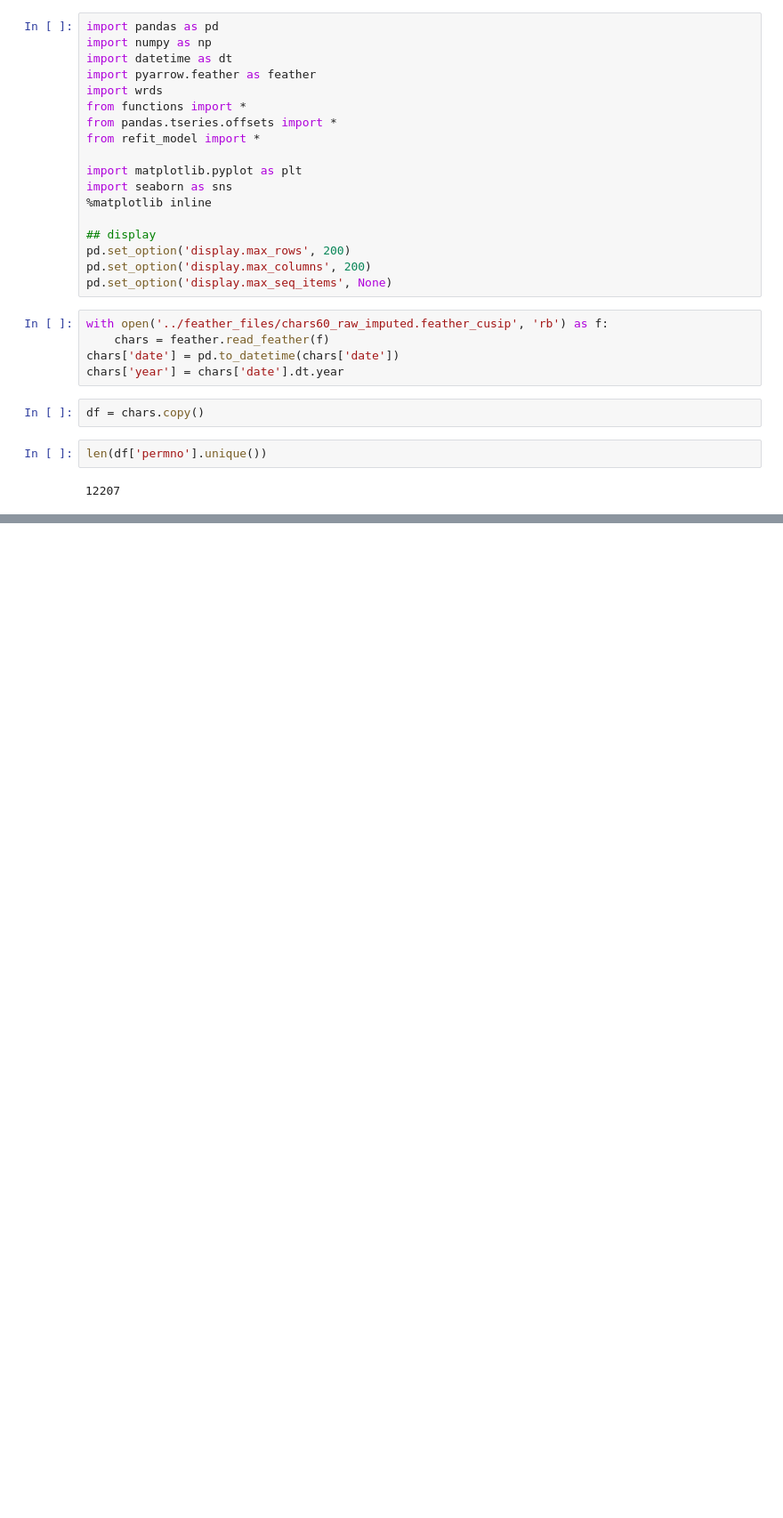
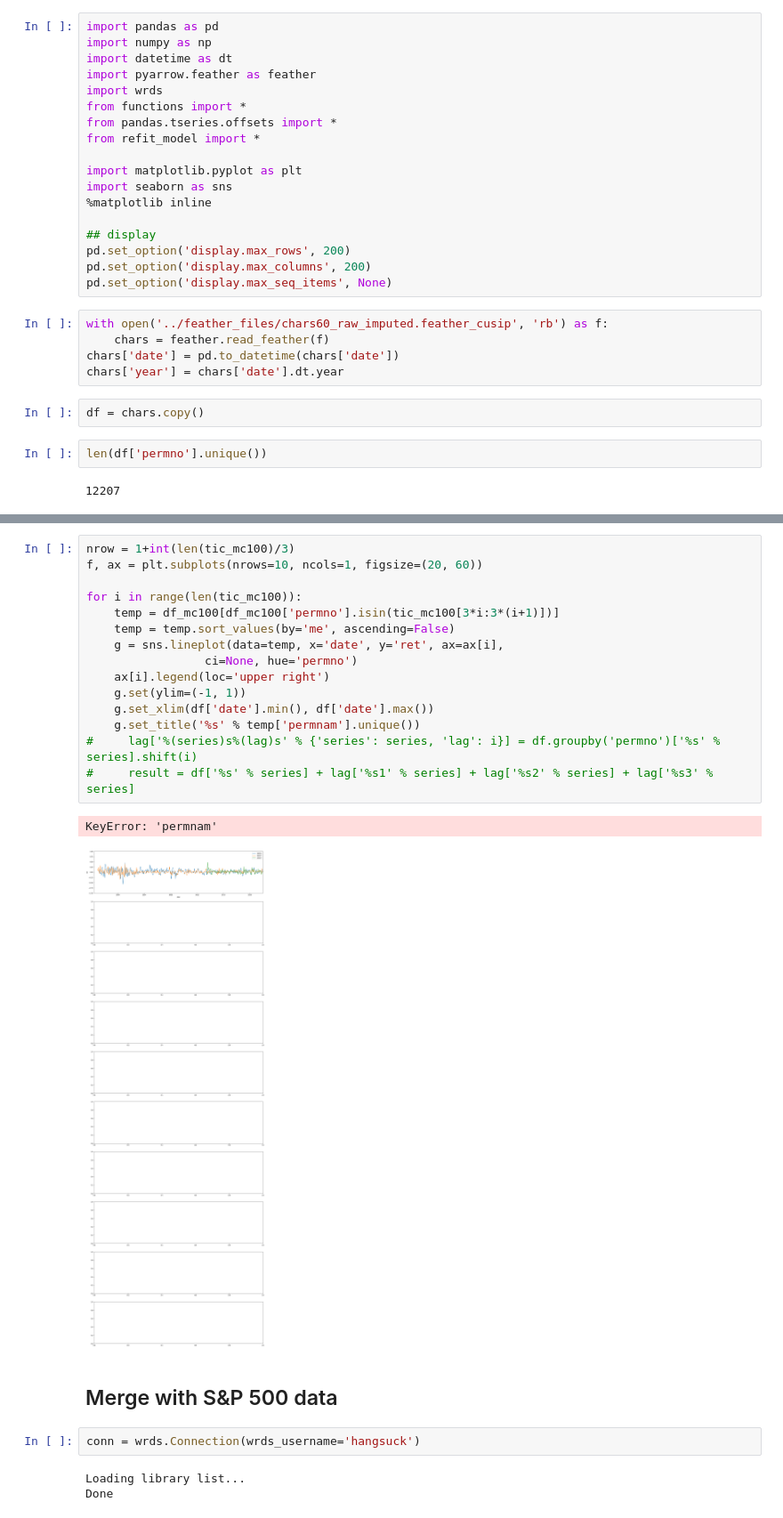
Before and after one commit to jiwonlydia/ReturnPrediction, a Jupyter notebook: link_on_cusip_all.ipynb, the cells around one changed output, grey strips where cells are left out. Shown at 89% size. Cells and saved outputs as stored; diff of their text form; blank space fills up the shorter version.

```diff
--- a/link_on_cusip_all.ipynb
+++ b/link_on_cusip_all.ipynb
@@ -29,0 +57,25 @@ len(df['permno'].unique())
+# %%
+nrow = 1+int(len(tic_mc100)/3)
+f, ax = plt.subplots(nrows=10, ncols=1, figsize=(20, 60))
+
+for i in range(len(tic_mc100)):
+    temp = df_mc100[df_mc100['permno'].isin(tic_mc100[3*i:3*(i+1)])]
+    temp = temp.sort_values(by='me', ascending=False)
+    g = sns.lineplot(data=temp, x='date', y='ret', ax=ax[i],
+                 ci=None, hue='permno')
+    ax[i].legend(loc='upper right')
+    g.set(ylim=(-1, 1))
+    g.set_xlim(df['date'].min(), df['date'].max())
+    g.set_title('%s' % temp['permnam'].unique())
+#     lag['%(series)s%(lag)s' % {'series': series, 'lag': i}] = df.groupby('permno')['%s' % series].shift(i)
+#     result = df['%s' % series] + lag['%s1' % series] + lag['%s2' % series] + lag['%s3' % series]
+# %% [output]
+KeyError: 'permnam'
+[figure, added]
+# %% [markdown]
+## Merge with S&P 500 data
+# %%
+conn = wrds.Connection(wrds_username='hangsuck')
+# %% [output]
+Loading library list...
+Done
```
Also changed, not shown: parts of 16 cells of this notebook, 7 other files.
